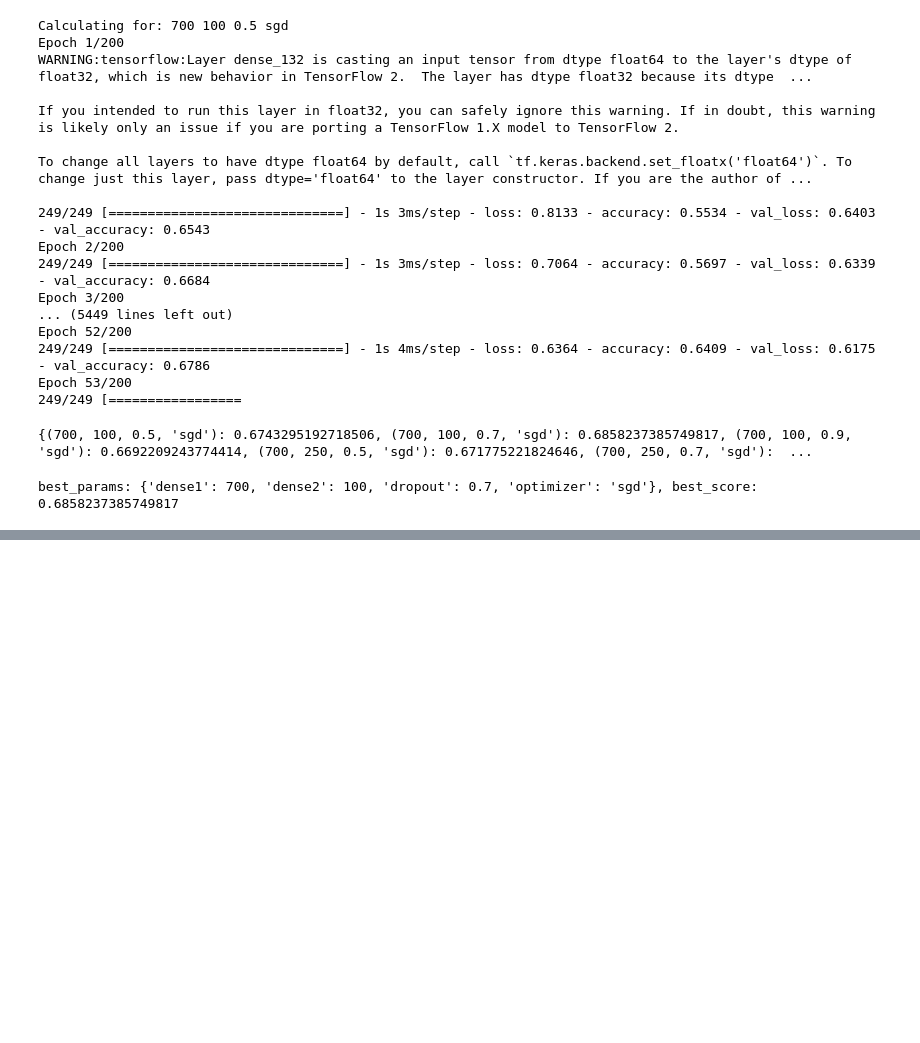
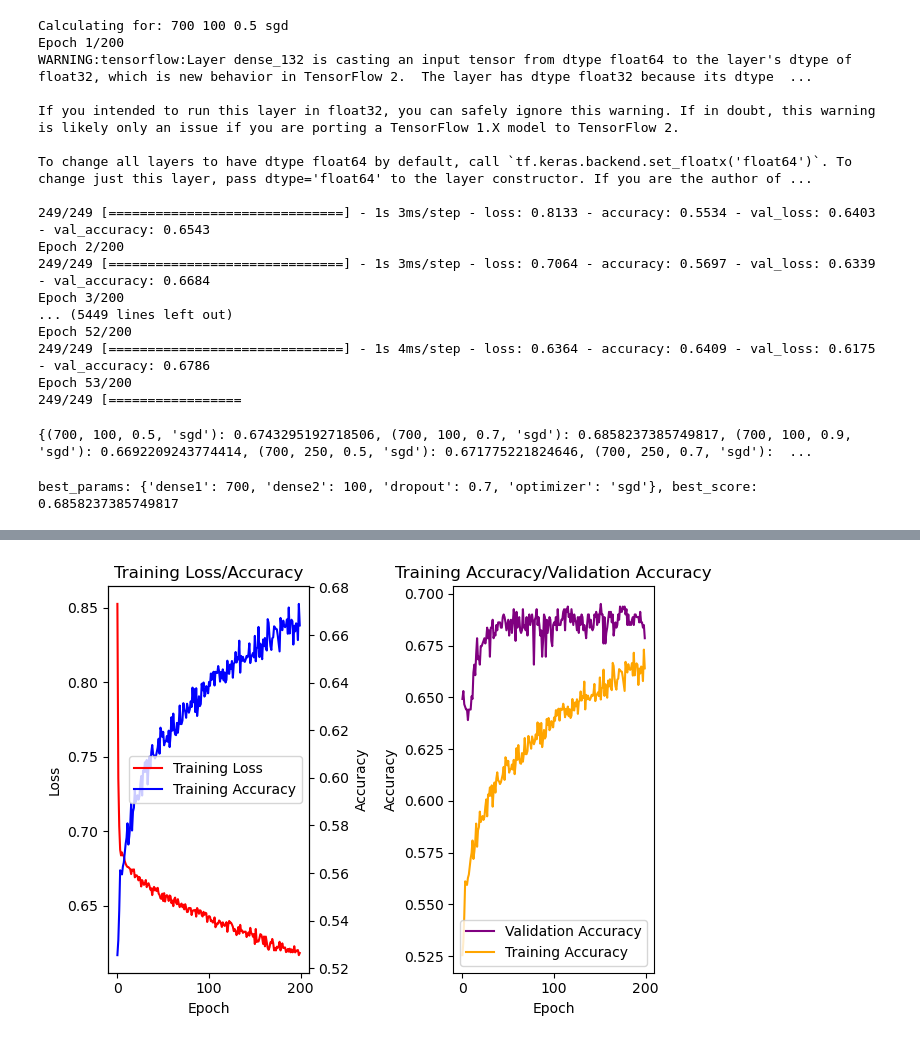
Before and after one commit to Willjterwright/grpA, a Jupyter notebook: Recreating Richards results.ipynb, the cells around one changed output, grey strips where cells are left out. Saved outputs shown, nothing was run; the diff lists cells and outputs as text; code cells hidden in the pictures; blank space fills up the shorter version.

```diff
--- a/Recreating Richards results.ipynb
+++ b/Recreating Richards results.ipynb
@@ -583,0 +588,8 @@ Epoch 119/200
+# %%
+model = init_keras_model(dense1=750, dense2=150, dropout=0.8, optimizer='sgd')
+
+history = model.fit(X_train_tensor,
+          y_train_tensor,
+          epochs=n_epochs,
+          validation_data=(X_val_tensor, y_val_tensor),
+          )
@@ -583,0 +614,34 @@ Epoch 119/200
+# %%
+def plot_curves(history):
+    ax1 = plt.subplot(1, 2, 1)
+    ax1.plot(history.history['loss'], label='Training Loss', c='red')
+    ax1.set_xlabel('Epoch')
+    ax1.set_ylabel('Loss')
+    ax2 = ax1.twinx()
+    ax2.plot(history.history['accuracy'], label='Training Accuracy', c='blue')
+    ax2.set_ylabel('Accuracy')
+    ax1.set_title('Training Loss/Accuracy')
+
+
+    lines, labels = ax1.get_legend_handles_labels()
+    lines2, labels2 = ax2.get_legend_handles_labels()
+    ax2.legend(lines + lines2, labels + labels2, loc='center right')
+
+
+
+    ax3 = plt.subplot(1, 2, 2)
+    ax3.plot(history.history['val_accuracy'], label='Validation Accuracy', c='purple')
+    ax3.set_ylabel('Accuracy')
+    ax3.set_xlabel('Epoch')
+
+    ax3.plot(history.history['accuracy'], label='Training Accuracy', c='orange')
+    ax3.set_title('Training Accuracy/Validation Accuracy')
+    ax3.legend(loc='lower right')
+
+
+    plt.tight_layout()
+    plt.show()
+# %%
+plot_curves(history)
+# %% [output]
+[figure, added]
```
Also changed, not shown: parts of 3 cells of this notebook.
